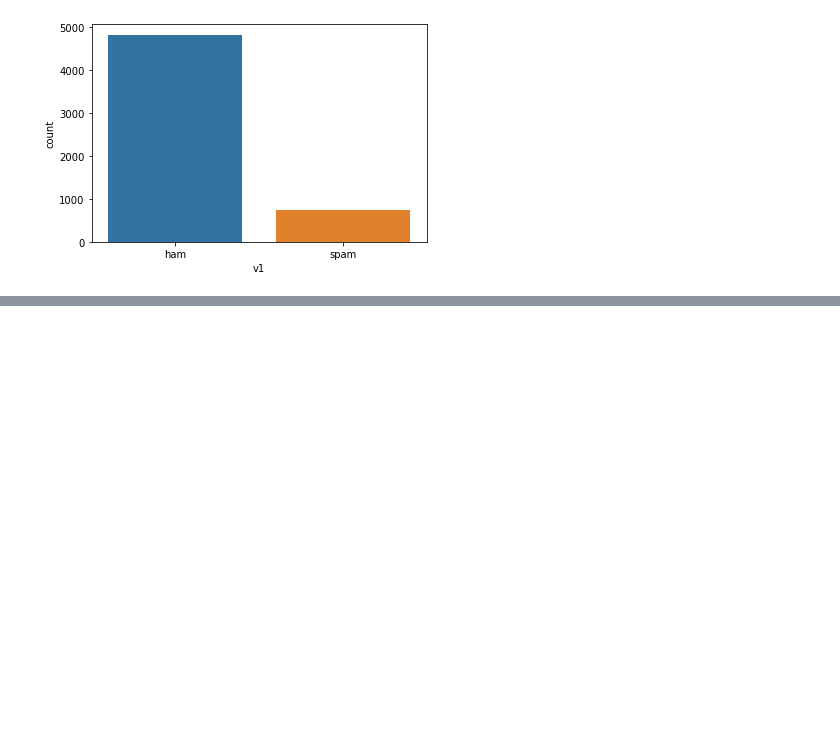
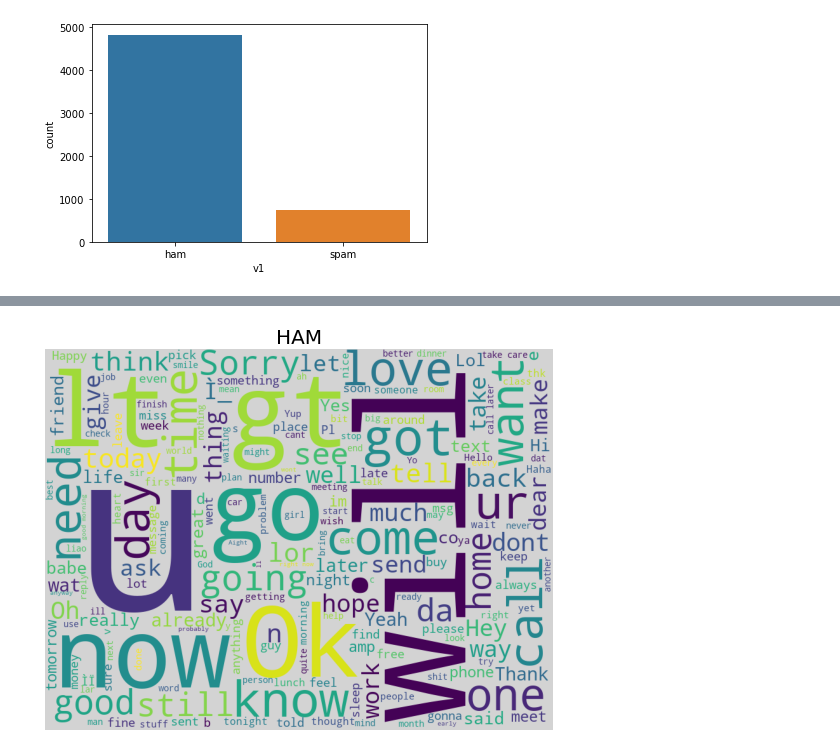
Before and after one commit to heyam3/33steamlit_spam_detection, a Jupyter notebook: ML_Spam_detection.ipynb, the cells around one changed output, grey strips where cells are left out. Saved outputs shown, nothing was run; the diff lists cells and outputs as text; code cells hidden in the pictures; blank space fills up the shorter version.

```diff
--- a/ML_Spam_detection.ipynb
+++ b/ML_Spam_detection.ipynb
@@ -107,0 +130,4 @@ DeltaGenerator(_root_container=0, _provided_cursor=None, _parent=None, _block_ty
+# %%
+generate_wordcloud(df_ham, 'HAM')
+# %% [output]
+[figure, added]
```
Also changed, not shown: parts of 4 cells of this notebook.
